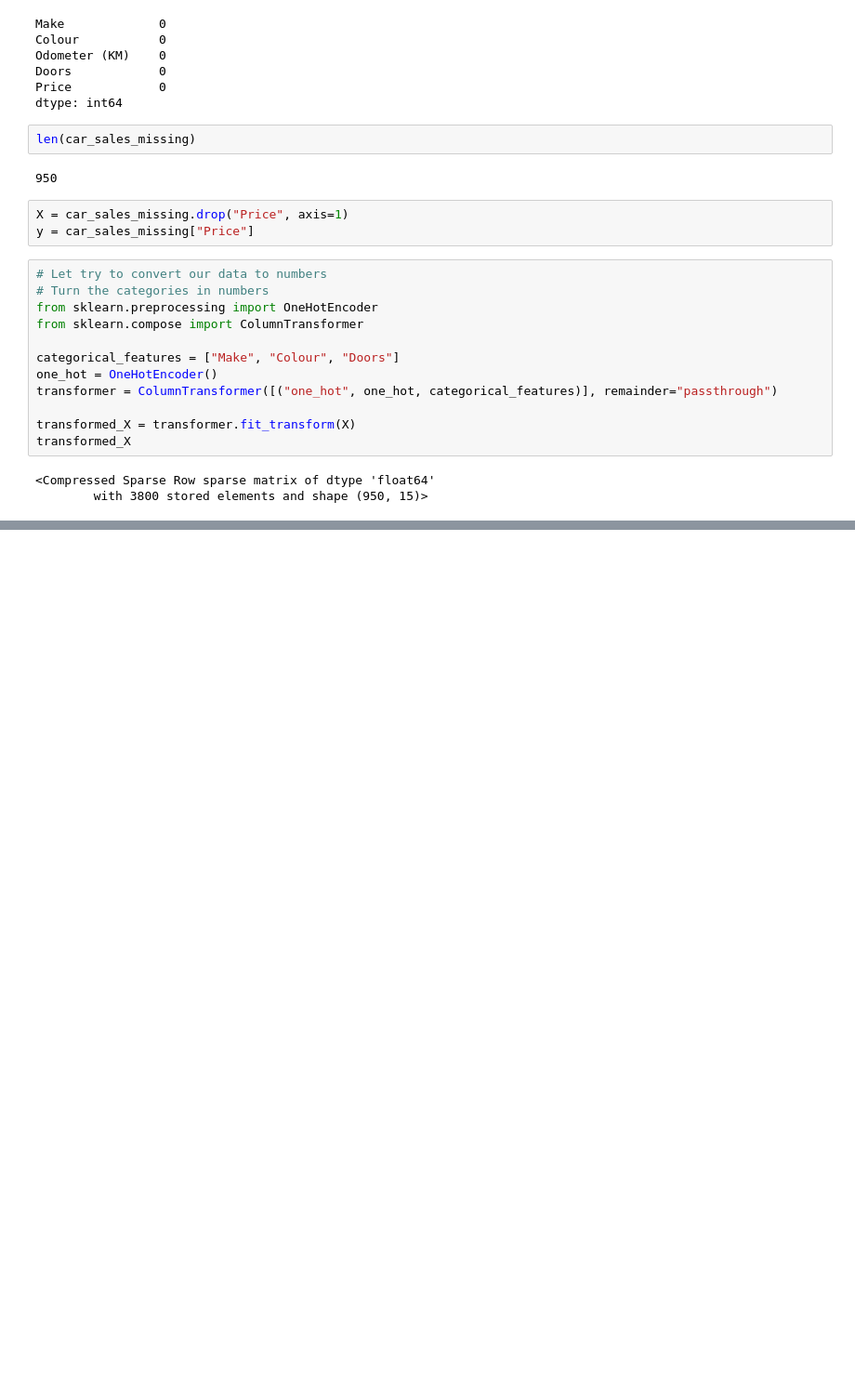
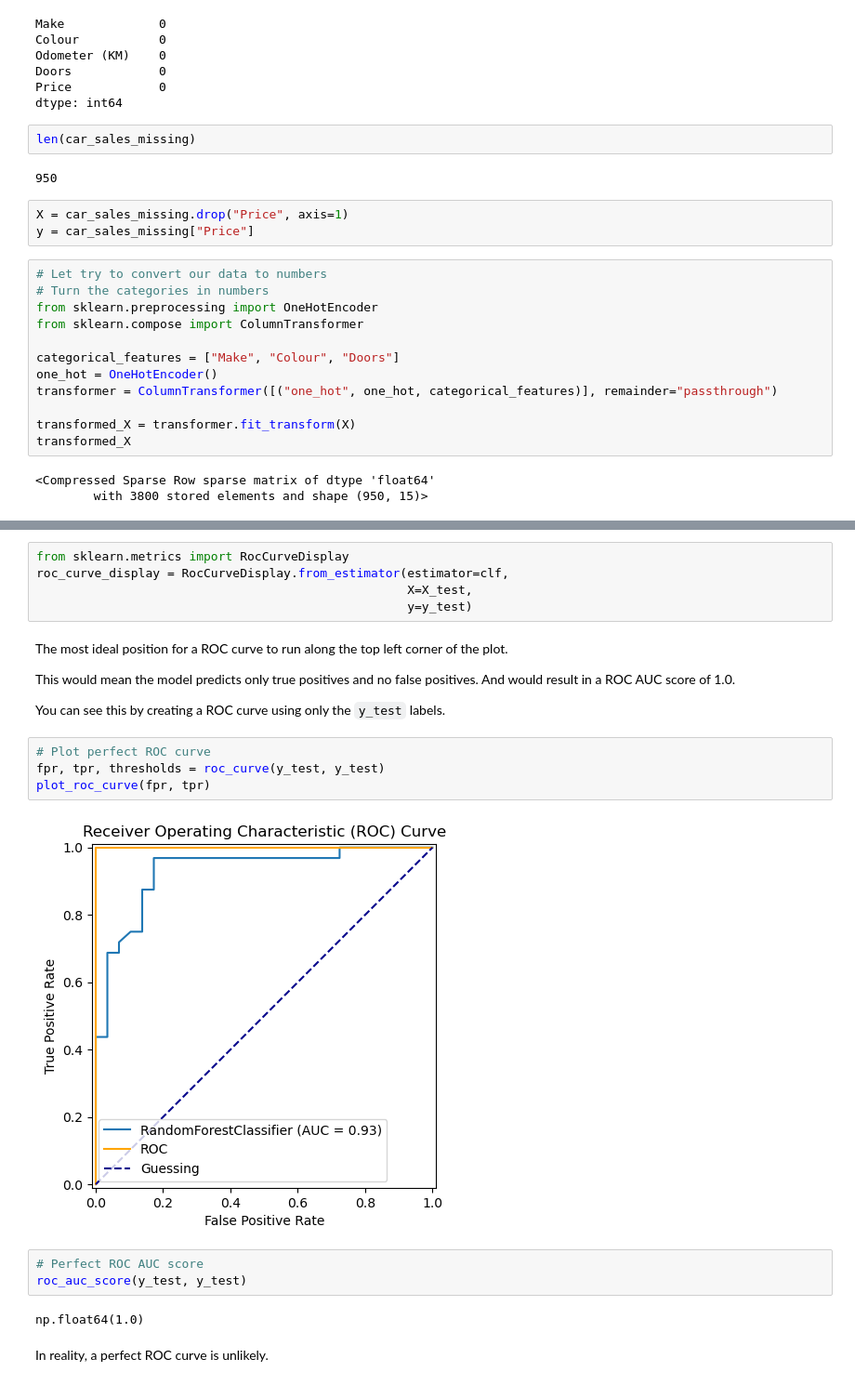
Before and after one commit to Ahmed-Greatworks/data_sci_sandbox, a Jupyter notebook: introduction_to_scikit-learn.ipynb, the cells around one changed output, grey strips where cells are left out. Shown at 93% size. Drawn from its saved outputs; the diff is of its cells as text; blank space fills up the shorter version.

```diff
--- a/introduction_to_scikit-learn.ipynb
+++ b/introduction_to_scikit-learn.ipynb
@@ -494,0 +1434,24 @@ transformed_X
+# %%
+from sklearn.metrics import RocCurveDisplay
+roc_curve_display = RocCurveDisplay.from_estimator(estimator=clf,
+                                                   X=X_test,
+                                                   y=y_test)
+# %% [markdown]
+The most ideal position for a ROC curve to run along the top left corner of the plot.
+
+This would mean the model predicts only true positives and no false positives. And would result in a ROC AUC score of 1.0.
+
+You can see this by creating a ROC curve using only the `y_test` labels.
+# %%
+# Plot perfect ROC curve
+fpr, tpr, thresholds = roc_curve(y_test, y_test)
+plot_roc_curve(fpr, tpr)
+# %% [output]
+[figure, added]
+# %%
+# Perfect ROC AUC score
+roc_auc_score(y_test, y_test)
+# %% [output]
+np.float64(1.0)
+# %% [markdown]
+In reality, a perfect ROC curve is unlikely.
```
Also changed, not shown: parts of 227 cells of this notebook, 6 other files.
